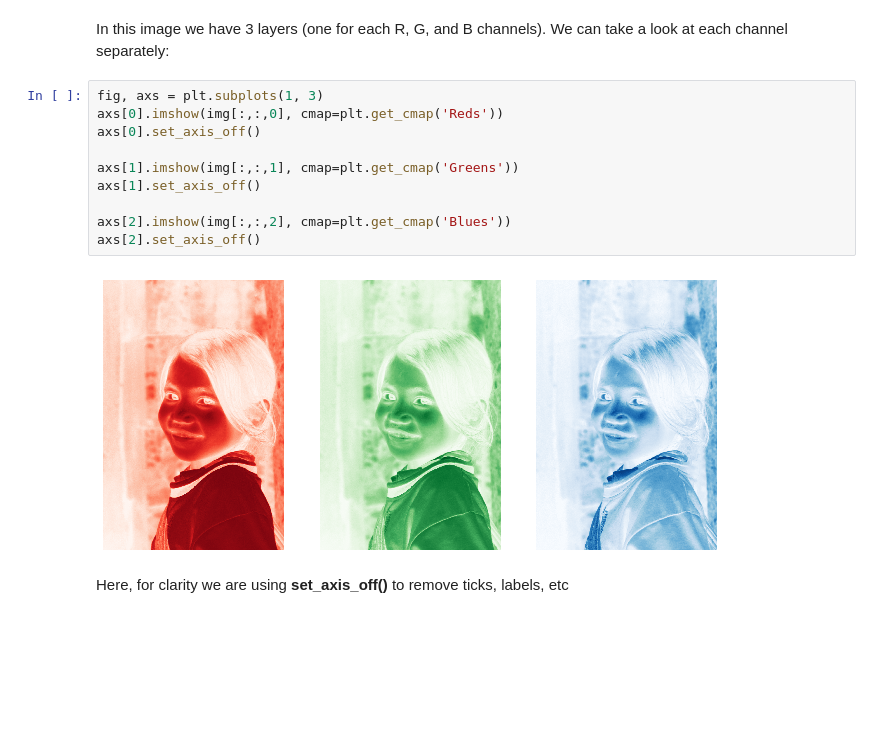
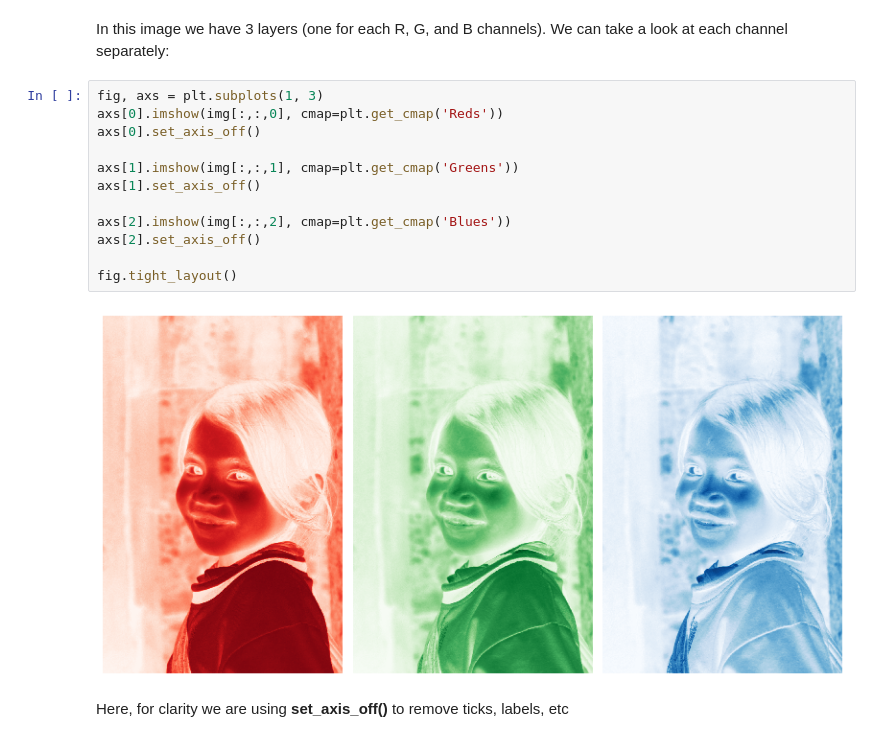
Before and after one commit to DataForScience/DataViz, a Jupyter notebook: 1. Matplotlib.ipynb, the cells around one changed output. Drawn from its saved outputs; the diff is of its cells as text; blank space fills up the shorter version.

```diff
--- a/1. Matplotlib.ipynb
+++ b/1. Matplotlib.ipynb
@@ -468,15 +488,17 @@ In this image we have 3 layers (one for each R, G, and B channels). We can take
 # %%
 fig, axs = plt.subplots(1, 3)
 axs[0].imshow(img[:,:,0], cmap=plt.get_cmap('Reds'))
 axs[0].set_axis_off()
 
 axs[1].imshow(img[:,:,1], cmap=plt.get_cmap('Greens'))
 axs[1].set_axis_off()
 
 axs[2].imshow(img[:,:,2], cmap=plt.get_cmap('Blues'))
 axs[2].set_axis_off()
+
+fig.tight_layout()
 # %% [output]
-[figure, old version]
+[figure, new version]
 # %% [markdown]
 Here, for clarity we are using **set_axis_off()** to remove ticks, labels, etc
 # %% [markdown]
```
Also changed, not shown: parts of 5 cells of this notebook, 4 other files.
